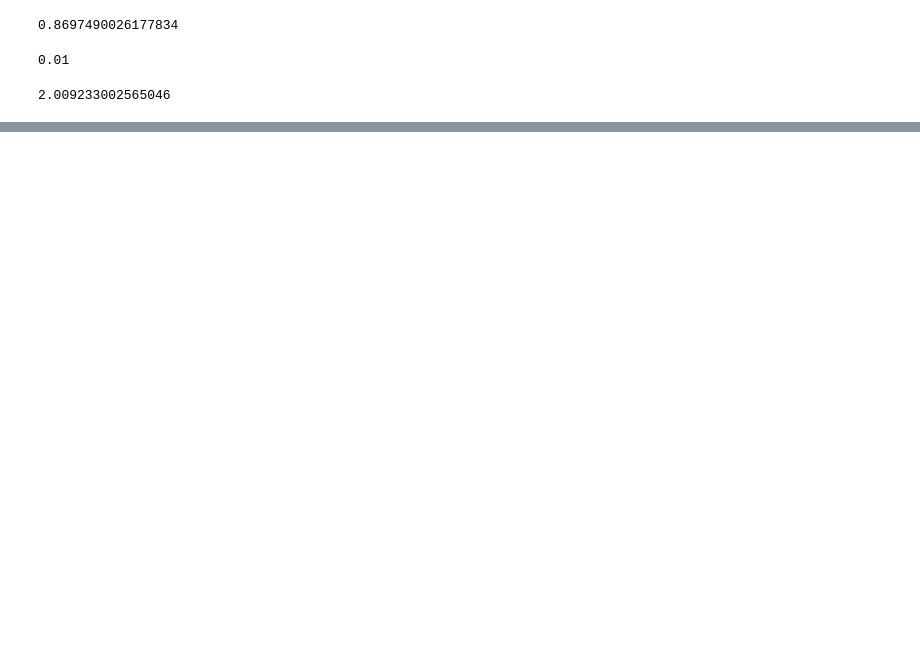
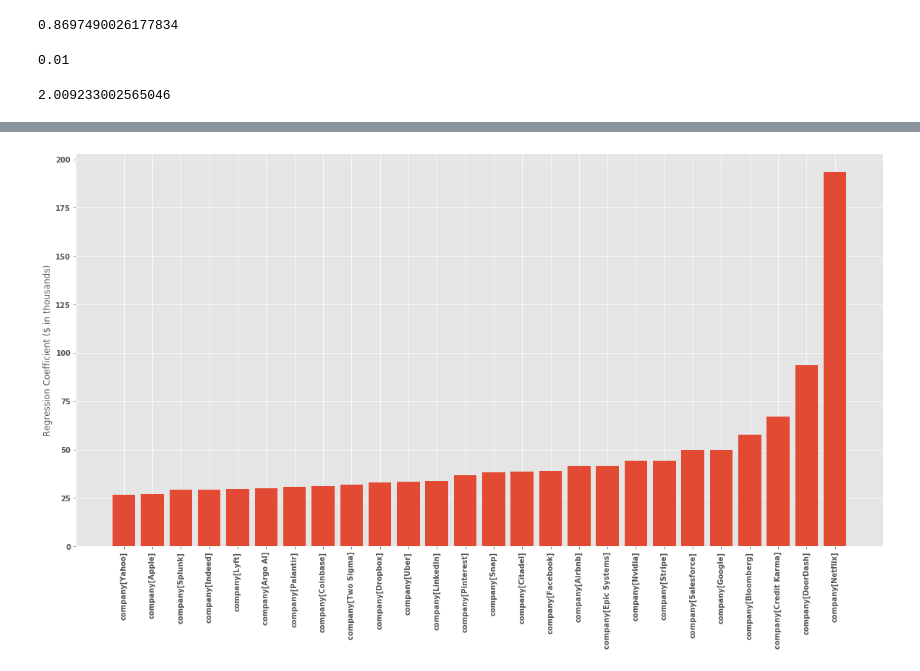
Before and after one commit to simonayzman/CompensationNegotiation, a Jupyter notebook: Data Analysis - Untransformed.ipynb, the cells around one changed output, grey strips where cells are left out. Saved outputs shown, nothing was run; the diff lists cells and outputs as text; code cells hidden in the pictures; blank space fills up the shorter version.

```diff
--- a/Data Analysis - Untransformed.ipynb
+++ b/Data Analysis - Untransformed.ipynb
@@ -462,0 +397,5 @@ best_model_bonus['alpha']
+# %%
+coefs_company = coefs_salary.filter(like='company[')
+plot_coefs(coefs_company, coefs_company > 25)
+# %% [output]
+[figure, added]
```
Also changed, not shown: parts of 26 cells of this notebook.
